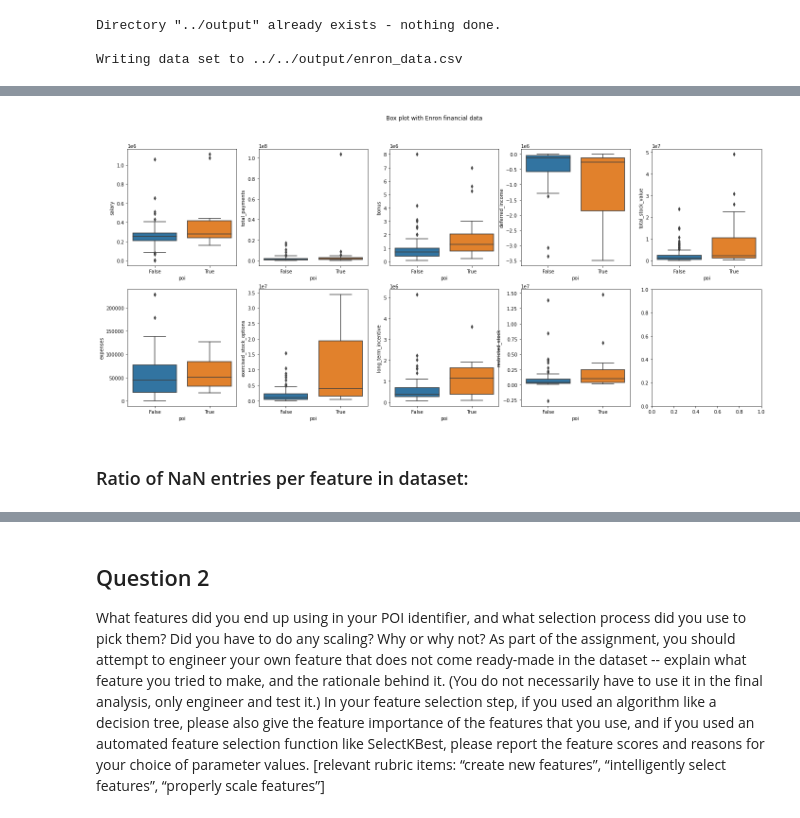
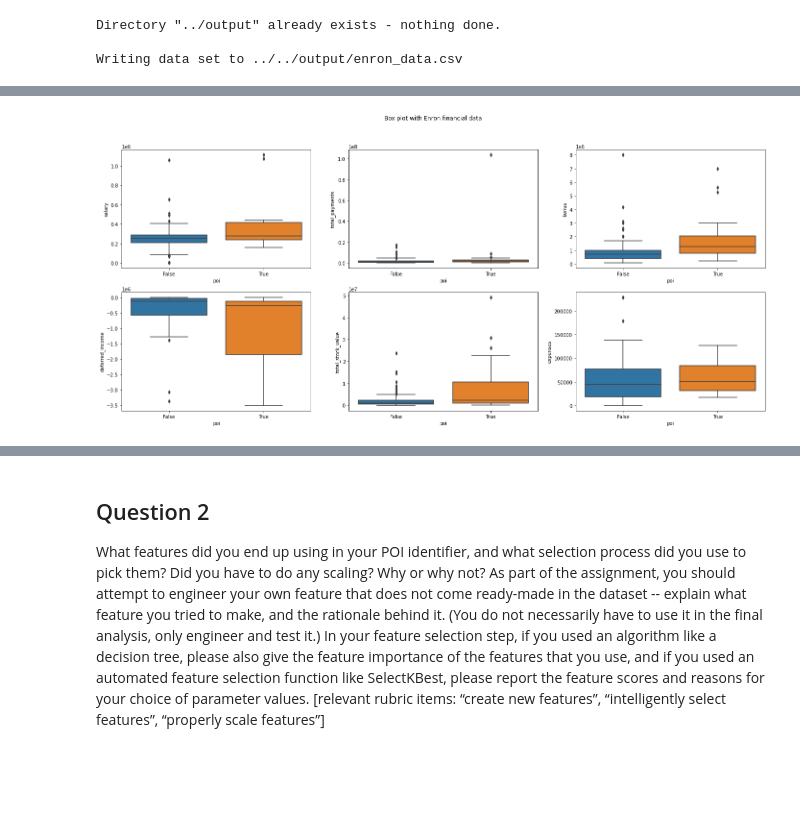
Before and after one commit to tandaniel/tandaniel, a Jupyter notebook: main/main.ipynb, the cells around one changed output, grey strips where cells are left out. Drawn from its saved outputs; the diff is of its cells as text; code cells hidden in the pictures; blank space fills up the shorter version.

Commit message:
Added sns plot function

```diff
--- a/main/main.ipynb
+++ b/main/main.ipynb
@@ -354,25 +355,32 @@ financial_features
 # %%
-#--- Explore financial features:
-#--- Ref: https://www.geeksforgeeks.org/multi-plot-grid-in-seaborn/
+def sns_boxplot(df, title, features, n, m):
+    '''
+    Create grid boxplot
+    - df = dataframe
+    - title = plot title
+    - features = list of features to consider
+    - n = number of rows for grid plot
+    - m = number of columns for grid plot
+    '''
+    #--- Ref: https://www.geeksforgeeks.org/multi-plot-grid-in-seaborn/
+    n = 2
+    m = 3
 
-# average_salary = enron.groupby('poi').mean()['salary']
+    fig, axes = plt.subplots(n, m, figsize=(24, 10))
+    fig.suptitle(title)
 
-fig, axes = plt.subplots(2, 5, figsize=(24, 10))
-fig.suptitle('Box plot with Enron financial data')
-
-k = 0
-for i in range(2):
-    for j in range(5):
-        feature = financial_features[k]
-        (pd.to_numeric(enron_df[feature]).groupby(enron_df['poi'])).mean()
-        sns.boxplot(ax=axes[i, j], data=enron_df, x='poi', y=feature)
-        if (k+1) < len(financial_features):
-            k+=1
-        else:
-            break
-
-#--- Compare POI data vs non-POI data:
+    k = 0
+    for i in range(n):
+        for j in range(m):
+            feature = features[k]
+            (pd.to_numeric(df[feature]).groupby(df['poi'])).mean()
+            sns.boxplot(ax=axes[i, j], data=df, x='poi', y=feature)
+            if (k+1) < len(features):
+                k+=1
+            else:
+                break
-# %% [output]
-[figure, removed]
-# %% [markdown]
-<h3>Ratio of NaN entries per feature in dataset:</h3>
+# %%
+
+sns_boxplot(enron_df, 'Box plot with Enron financial data', financial_features, 2, 5)
+# %% [output]
+[figure, added]
```
Also changed, not shown: parts of 6 cells of this notebook.
